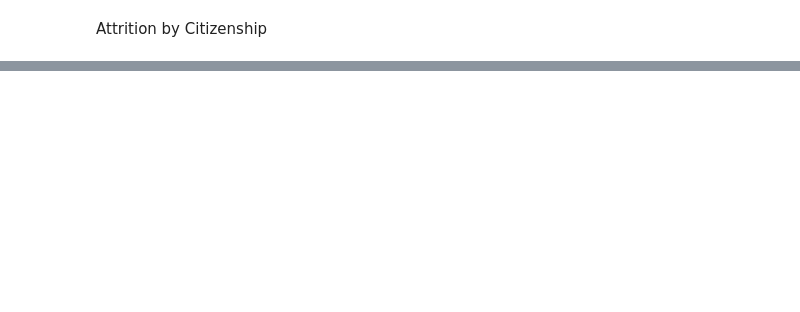
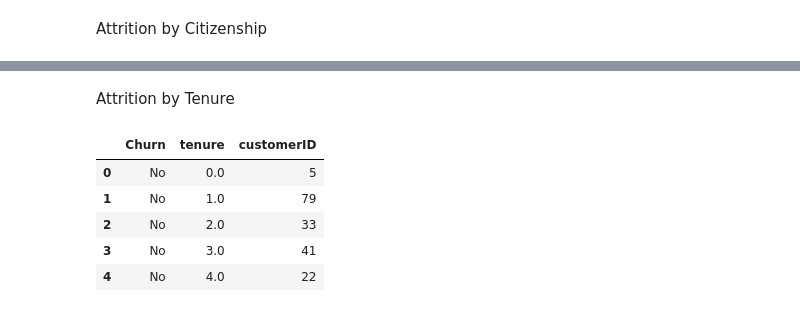
Before and after one commit to SammyOngaya/qml, a Jupyter notebook: qml/Notebooks/Telco-Customer-Churn.ipynb, the cells around one changed output, grey strips where cells are left out. Drawn from its saved outputs; the diff is of its cells as text; code cells hidden in the pictures; blank space fills up the shorter version.

```diff
--- a/qml/Notebooks/Telco-Customer-Churn.ipynb
+++ b/qml/Notebooks/Telco-Customer-Churn.ipynb
@@ -60,0 +133,12 @@ citizenship_barchart.update_layout(legend=dict(yanchor="top",y=0.95,xanchor="lef
+# %% [markdown]
+Attrition by Tenure
+# %%
+tenure_attrition_df=df.groupby( [ "Churn","tenure"], as_index=False )["customerID"].count()
+tenure_attrition_df.head()
+# %% [output]
+|  | Churn | tenure | customerID |
+| 0 | No | 0.0 | 5 |
+| 1 | No | 1.0 | 79 |
+| 2 | No | 2.0 | 33 |
+| 3 | No | 3.0 | 41 |
+| 4 | No | 4.0 | 22 |
```
Also changed, not shown: parts of 15 cells of this notebook.
